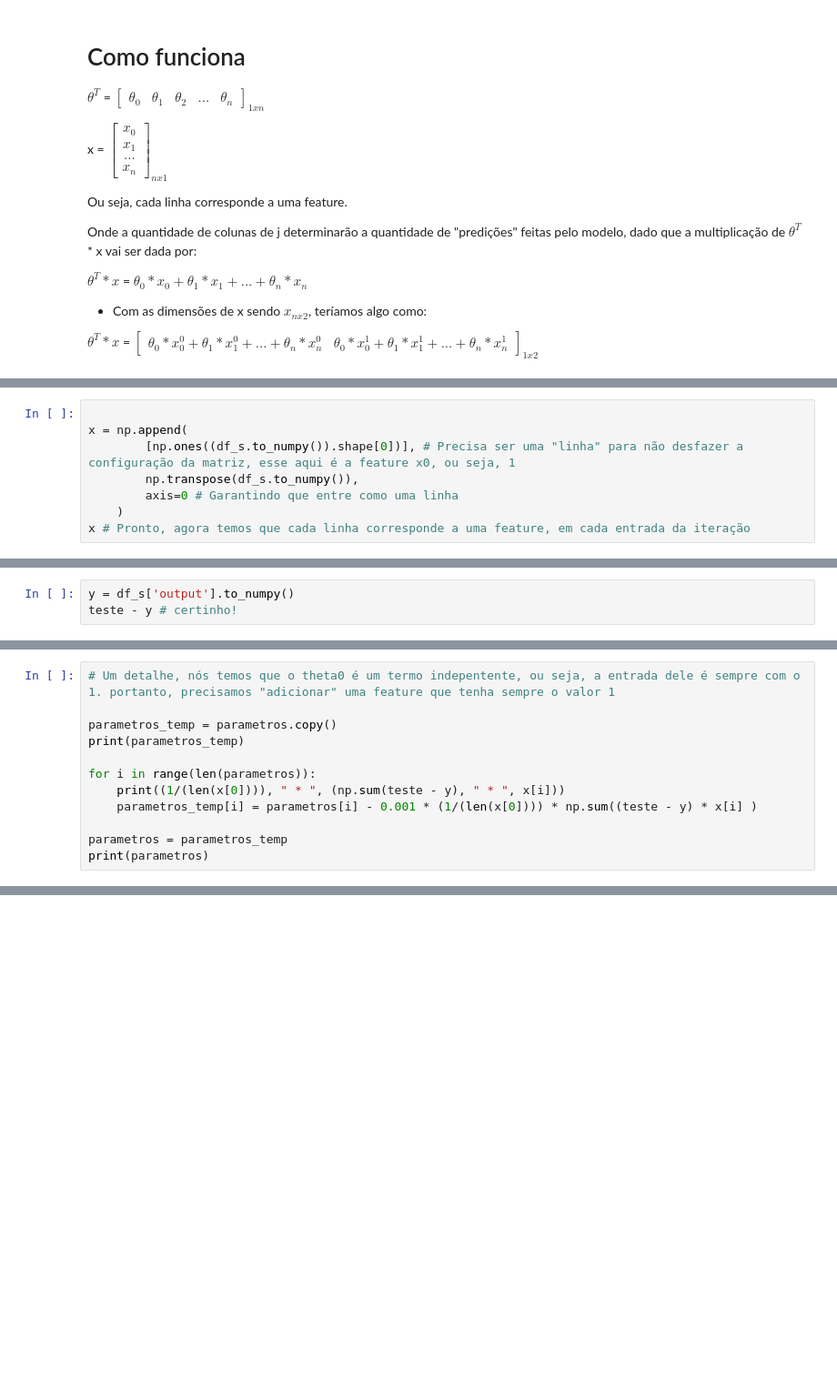
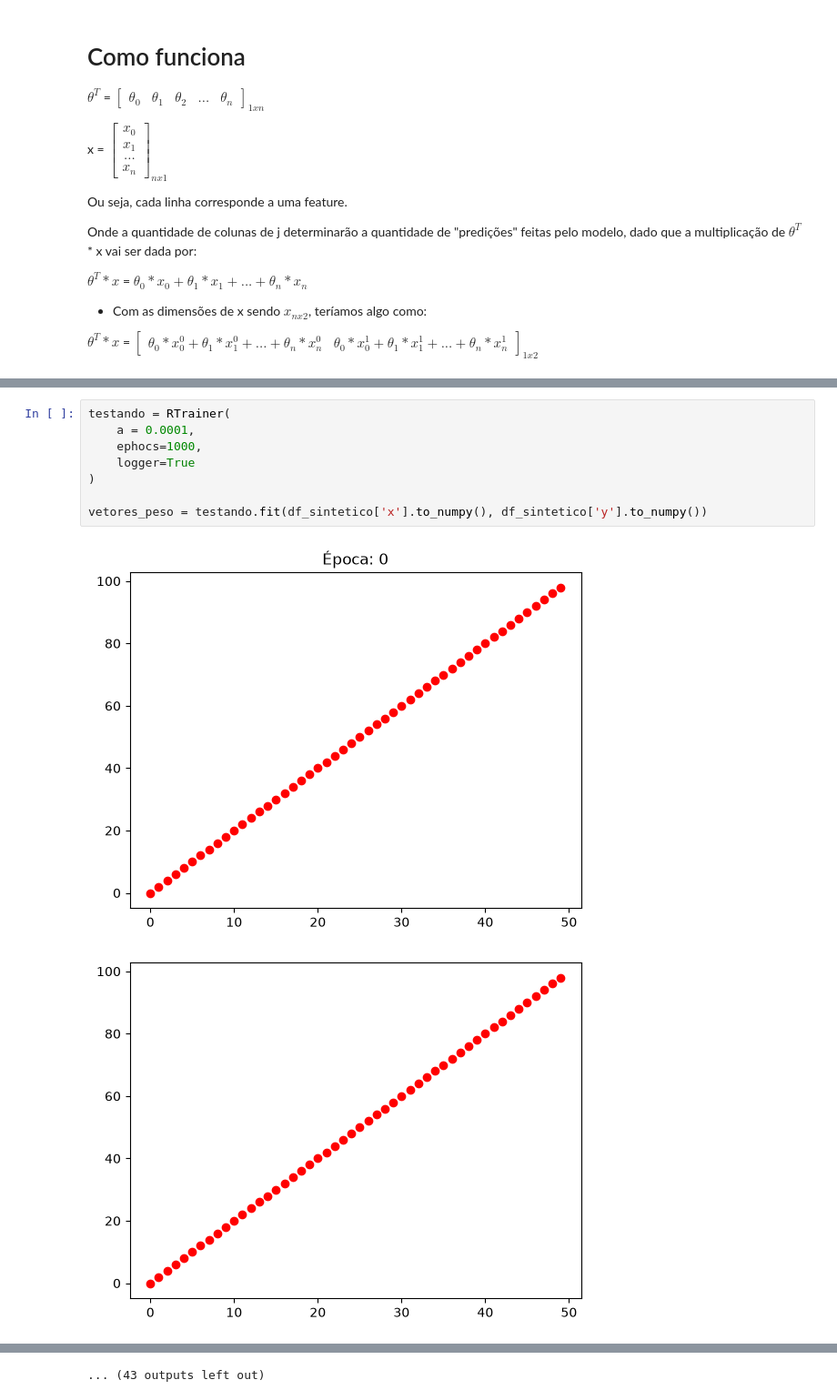
Before and after one commit to expeditow/machine-learning-study, a Jupyter notebook: regres-linear-grad.ipynb, the cells around one changed output, grey strips where cells are left out. Shown at 91% size. Saved outputs shown, nothing was run; the diff lists cells and outputs as text; blank space fills up the shorter version.

```diff
--- a/regres-linear-grad.ipynb
+++ b/regres-linear-grad.ipynb
@@ -112,8 +133,0 @@ array([[ 1. ,  2. ,  3. ,  4. ],
-# %%
-
-x = np.append(
-        [np.ones((df_s.to_numpy()).shape[0])], # Precisa ser uma "linha" para não desfazer a configuração da matriz, esse aqui é a feature x0, ou seja, 1
-        np.transpose(df_s.to_numpy()),
-        axis=0 # Garantindo que entre como uma linha
-    )
-x # Pronto, agora temos que cada linha corresponde a uma feature, em cada entrada da iteração
@@ -134,3 +133,0 @@ array([ 3. ,  7.1, 13. , 21. ])
-# %%
-y = df_s['output'].to_numpy()
-teste - y # certinho!
@@ -155,12 +133,0 @@ print(np.sum((teste - y) * x[i]))
-# %%
-# Um detalhe, nós temos que o theta0 é um termo indepentente, ou seja, a entrada dele é sempre com o 1. portanto, precisamos "adicionar" uma feature que tenha sempre o valor 1
-
-parametros_temp = parametros.copy()
-print(parametros_temp)
-
-for i in range(len(parametros)):
-    print((1/(len(x[0]))), " * ", (np.sum(teste - y), " * ", x[i]))
-    parametros_temp[i] = parametros[i] - 0.001 * (1/(len(x[0]))) * np.sum((teste - y) * x[i] )
-
-parametros = parametros_temp
-print(parametros)
@@ -234,0 +204,11 @@ class RTrainer:
+# %%
+testando = RTrainer(
+    a = 0.0001,
+    ephocs=1000,
+    logger=True
+)
+
+vetores_peso = testando.fit(df_sintetico['x'].to_numpy(), df_sintetico['y'].to_numpy())
+# %% [output]
+[figure, added]
+[figure, added]
@@ -234,0 +225 @@ class RTrainer:
+... (43 outputs left out)
```
Also changed, not shown: parts of 21 cells of this notebook.
